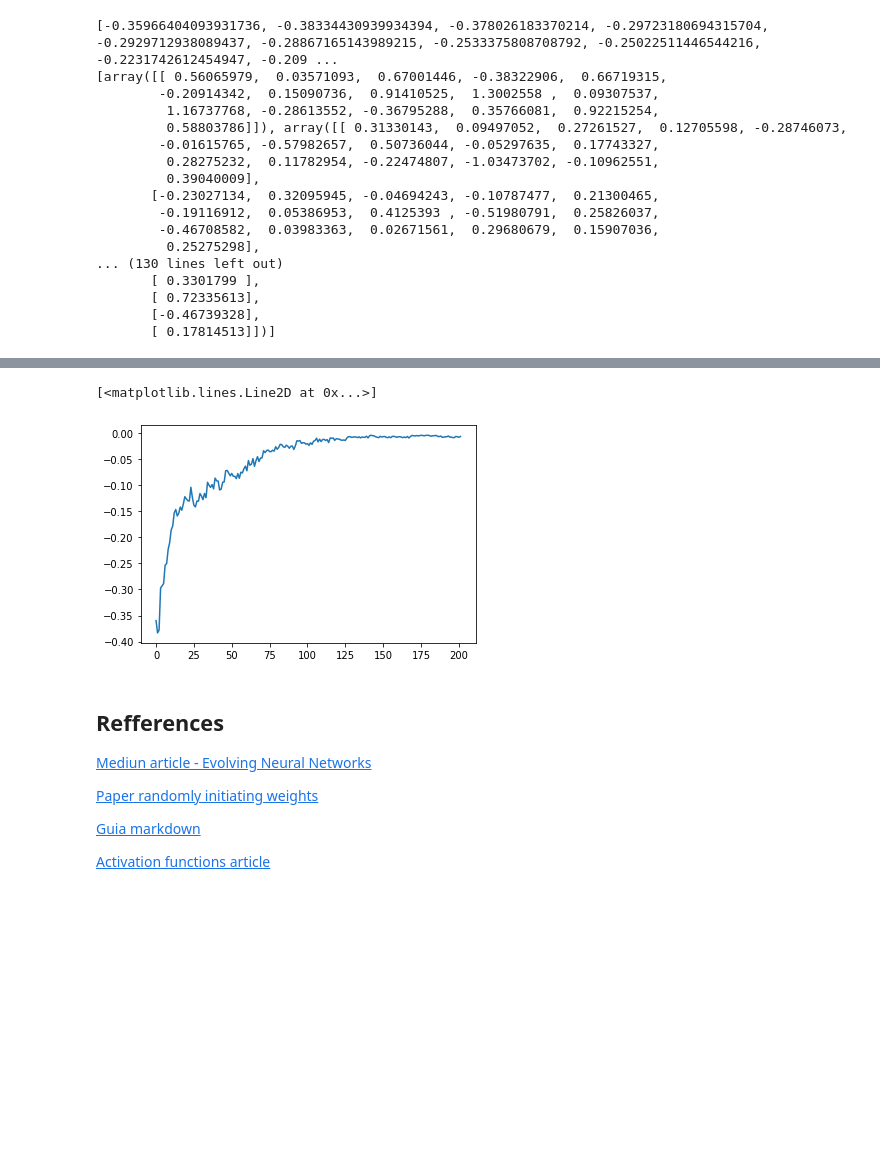
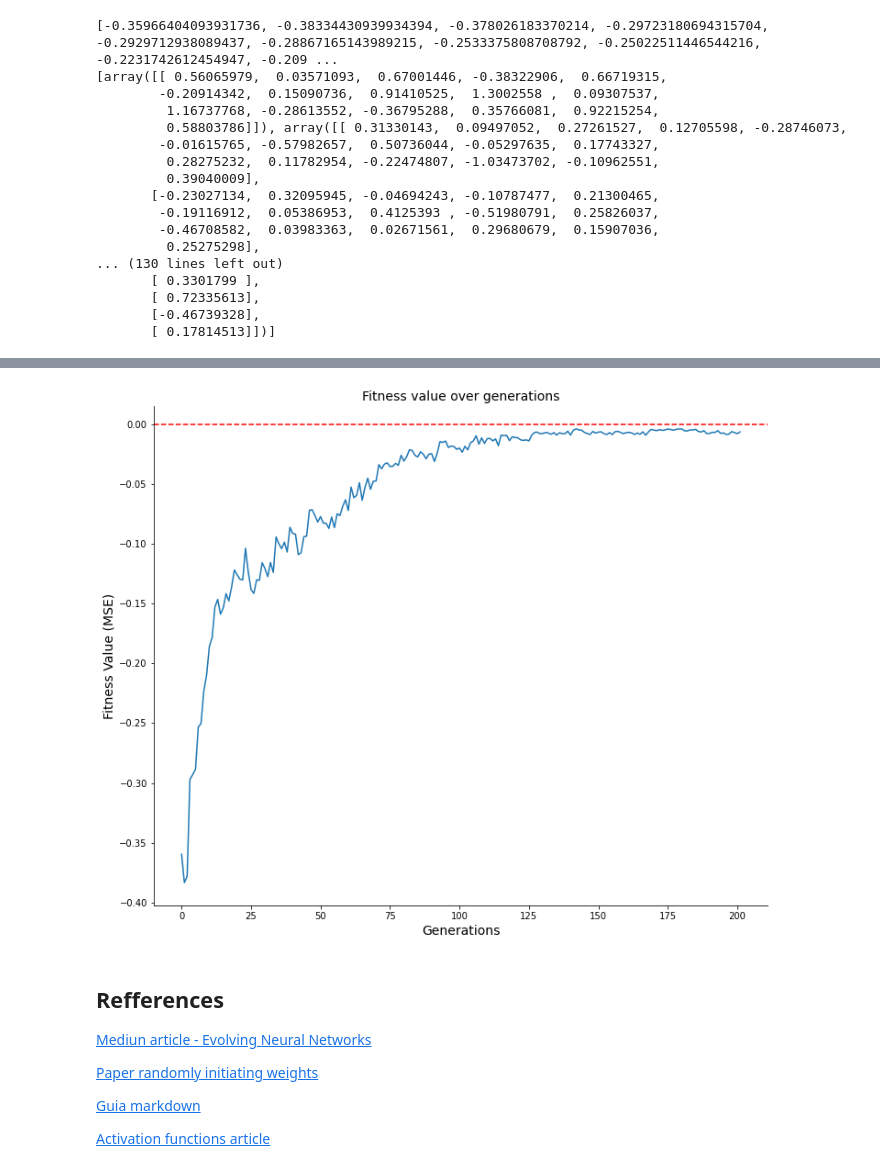
Before and after one commit to williambrunos/Deep-Learning-Neuro-evolution, a Jupyter notebook: Fundamentals/evolving_neural_networks.ipynb, the cells around one changed output, grey strips where cells are left out. Cells and saved outputs as stored; diff of their text form; code cells hidden in the pictures; blank space fills up the shorter version.

```diff
--- a/Fundamentals/evolving_neural_networks.ipynb
+++ b/Fundamentals/evolving_neural_networks.ipynb
@@ -349,9 +331,18 @@ array([  1,   2,   3,   4,   5,   6,   7,   8,   9,  10,  11,  12,  13,
-# %%
-generations_array = np.arange(0, generations + 1, 1)
-plt.plot(generations_array, best_organism_scores)
-# %% [output]
-[<matplotlib.lines.Line2D at 0x...>]
-[figure, removed]
+# %%
+generations_array = np.arange(0, generations + 1, 1)
+
+plt.figure(figsize=(12, 10))
+
+plt.title('Fitness value over generations', fontsize=14)
+plt.xlabel('Generations', fontsize=14)
+plt.ylabel('Fitness Value (MSE)', fontsize=14)
+sns.despine()
+
+plt.plot(generations_array, best_organism_scores)
+plt.axhline(y=0, color='r', linewidth=1.5, linestyle='dashed')
+plt.show()
+# %% [output]
+[figure, added]
 # %% [markdown]
 ## Refferences
 
```
Also changed, not shown: parts of 1 cell of this notebook.
